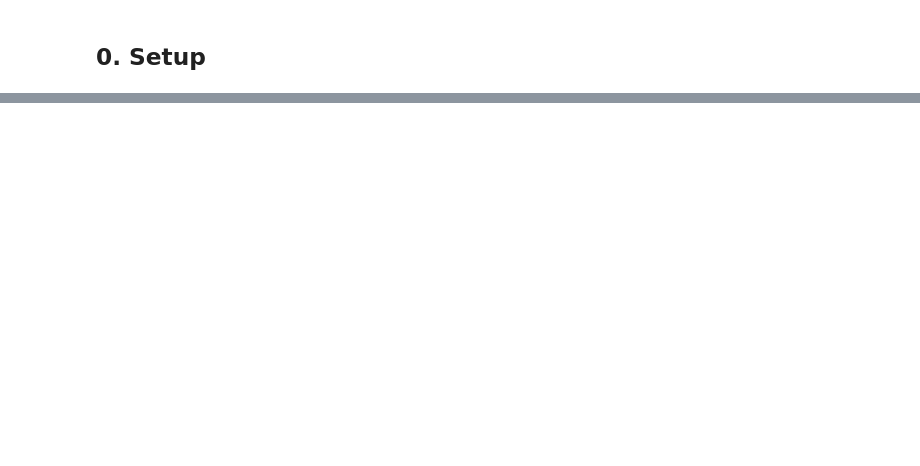
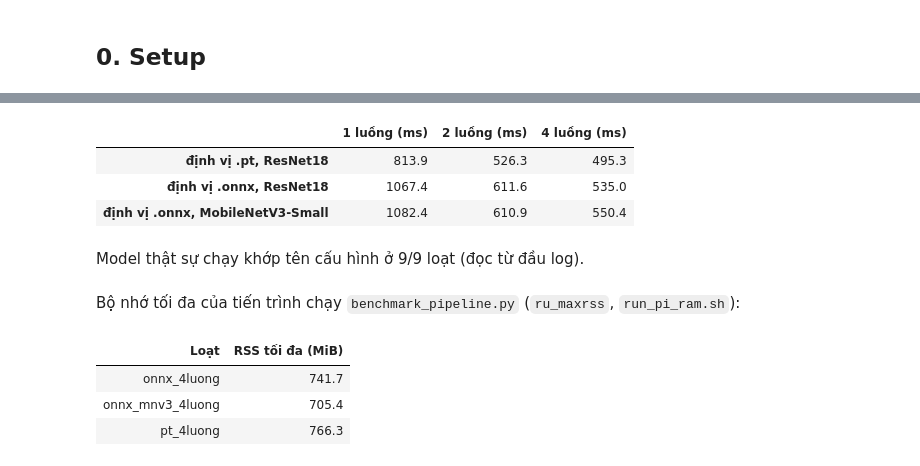
Before and after one commit to UIT-DoAnCuoiKi/UIT2026-DoAnCuoiKi, a Jupyter notebook: src/ml/notebooks/benchmark-raspberry-pi5.ipynb, the cells around one changed output, grey strips where cells are left out. Cells and saved outputs as stored; diff of their text form; code cells hidden in the pictures; blank space fills up the shorter version.

```diff
--- a/src/ml/notebooks/benchmark-raspberry-pi5.ipynb
+++ b/src/ml/notebooks/benchmark-raspberry-pi5.ipynb
@@ -725,0 +292,24 @@ khi backend, portal và camera chạy cùng lúc; chưa thử lượng tử hoá
+# %%
+th = pd.read_csv(MA_TRAN / "tong_hop.csv")
+b = th[th.loat.str.startswith("bench_")]
+ma_tran = b.pivot_table(index="cau_hinh", columns="luong", values="trung_vi_ms").loc[["pt", "onnx", "onnx_mnv3"]]
+ma_tran.index = ["định vị .pt, ResNet18", "định vị .onnx, ResNet18", "định vị .onnx, MobileNetV3-Small"]
+ma_tran.columns = [f"{int(c)} luồng (ms)" for c in ma_tran.columns]
+display(ma_tran.style.format("{:.1f}"))
+display(Markdown(f"Model thật sự chạy khớp tên cấu hình ở {int((b.dinh_vi_file.notna()).sum())}/{len(b)} loạt (đọc từ đầu log)."))
+
+ram = {p.stem.removeprefix("ram_"): int(re.search(r"ru_maxrss_kb=(\d+)", p.read_text(encoding="utf-8")).group(1)) / 1024
+       for p in sorted(MA_TRAN.glob("ram_*.log"))}
+display(Markdown("Bộ nhớ tối đa của tiến trình chạy `benchmark_pipeline.py` (`ru_maxrss`, `run_pi_ram.sh`):"))
+display(pd.DataFrame({"Loạt": list(ram), "RSS tối đa (MiB)": list(ram.values())}).style.hide(axis="index").format(precision=1))
+# %% [output]
+|  | 1 luồng (ms) | 2 luồng (ms) | 4 luồng (ms) |
+| định vị .pt, ResNet18 | 813.9 | 526.3 | 495.3 |
+| định vị .onnx, ResNet18 | 1067.4 | 611.6 | 535.0 |
+| định vị .onnx, MobileNetV3-Small | 1082.4 | 610.9 | 550.4 |
+Model thật sự chạy khớp tên cấu hình ở 9/9 loạt (đọc từ đầu log).
+Bộ nhớ tối đa của tiến trình chạy `benchmark_pipeline.py` (`ru_maxrss`, `run_pi_ram.sh`):
+| Loạt | RSS tối đa (MiB) |
+| onnx_4luong | 741.7 |
+| onnx_mnv3_4luong | 705.4 |
+| pt_4luong | 766.3 |
```
Also changed, not shown: parts of 53 cells of this notebook, 28 other files.
